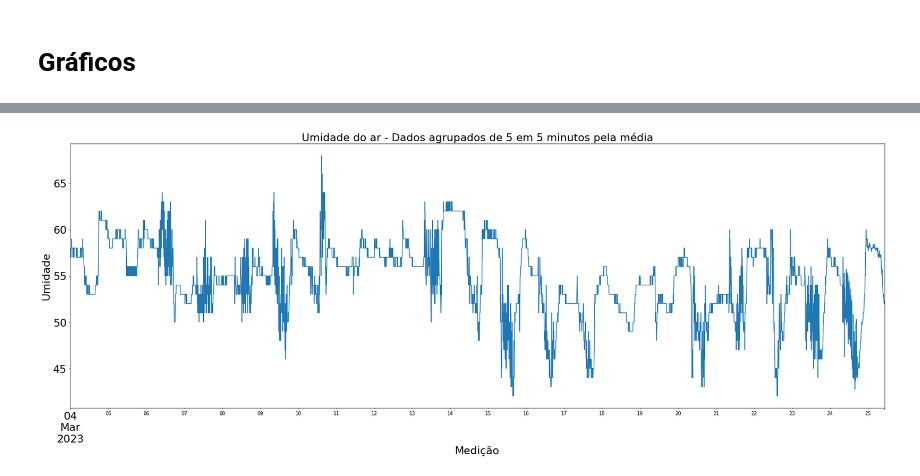
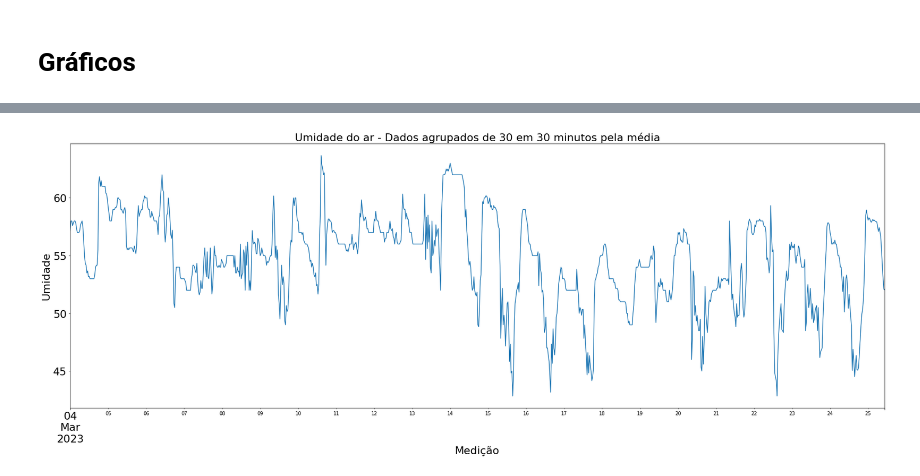
Before and after one commit to marianapiccolo/projeto-integrador-iv, a Jupyter notebook: PI_IV.ipynb, the cells around one changed output, grey strips where cells are left out. Cells and saved outputs as stored; diff of their text form; code cells hidden in the pictures.

Commit message:
Agrupando a cada 30 minutos

```diff
--- a/PI_IV.ipynb
+++ b/PI_IV.ipynb
@@ -325,3 +327,5 @@ Wall time: 493 ms
+# %%
+minutos = 30
 # %% [markdown]
 Setando a data como index
 # %%
@@ -348,5 +352,5 @@ Agrupando os valores de data para cada 5 minutos, os valores são preenchidos co
 # %%
 %%time
-dados_agrupados_minutos = serie.resample('5T').mean()
+dados_agrupados_minutos = serie.resample(str(minutos) + 'T').mean()
 dados_agrupados_minutos.head()
 # %% [output]
@@ -409,17 +413,17 @@ Wall time: 1.26 s
 # %%
 %%time
 plt.figure(figsize=(30,10))
 dados_agrupados_minutos['umid_ar'].plot()
 plt.xticks(fontsize=22)
 plt.yticks(fontsize=22)
 plt.xlabel('Medição',size=22)
 plt.ylabel('Umidade',size=22)
-plt.title('Umidade do ar - Dados agrupados de 5 em 5 minutos pela média',size=22)
+plt.title(f'Umidade do ar - Dados agrupados de {minutos} em {minutos} minutos pela média',size=22)
 
-plt.savefig('data_umidade_ar_conjunto_dados_agrupados_5_minutos.png', facecolor='white', transparent=False)
+plt.savefig(f'data_umidade_ar_conjunto_dados_agrupados_{minutos}_minutos.png', facecolor='white', transparent=False)
 plt.show()
 plt.close()
 
 plt.show()
 # %% [output]
-[figure, old version]
+[figure, new version]
```
Also changed, not shown: parts of 27 cells of this notebook.
